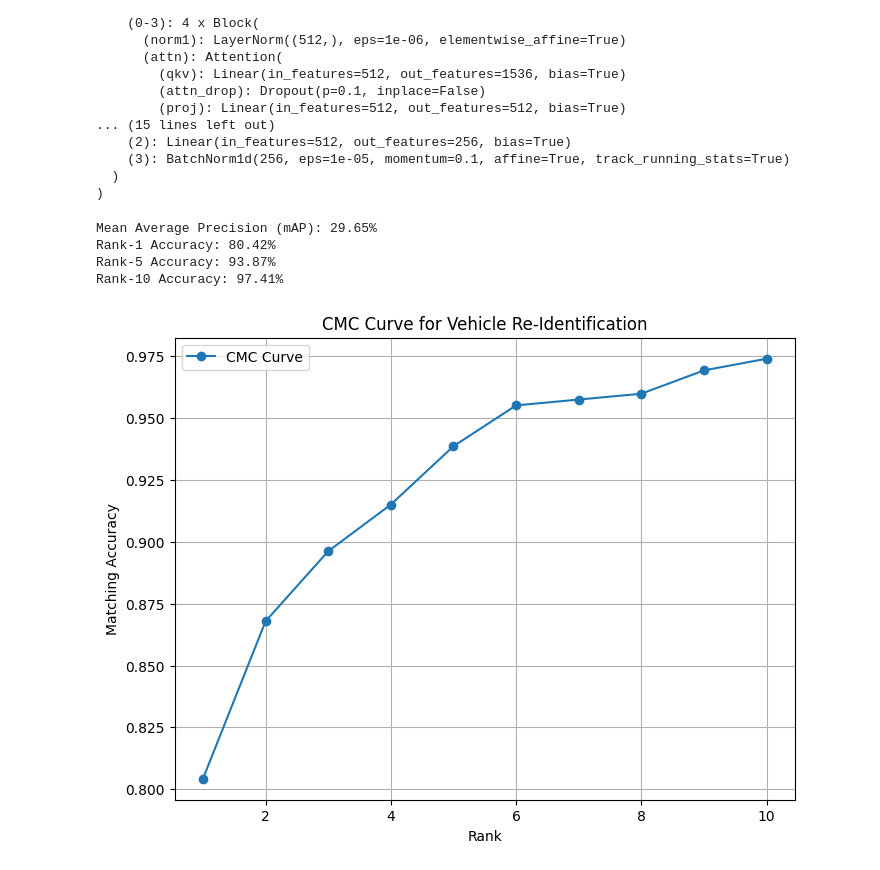
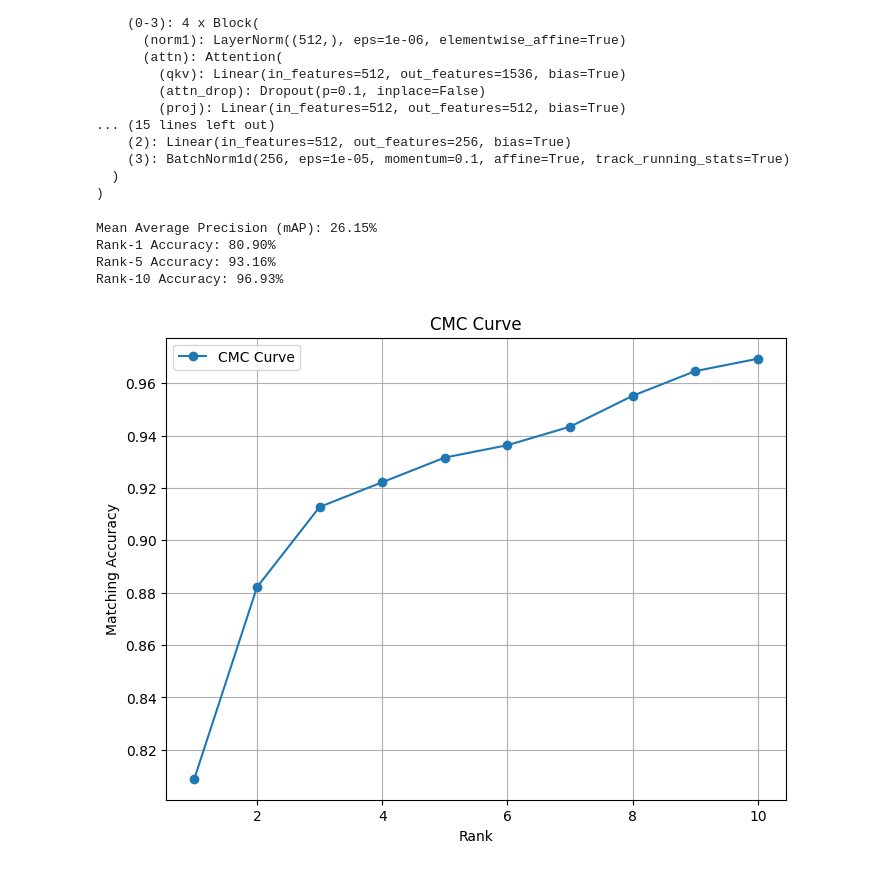
Before and after one commit to AbinashChetia/vehicle_reid, a Jupyter notebook: exp.ipynb, the cells around one changed output. Drawn from its saved outputs; the diff is of its cells as text; code cells hidden in the pictures.

```diff
--- a/exp.ipynb
+++ b/exp.ipynb
@@ -219,7 +229,7 @@ infer(model, trial_image_path)
 # %% [markdown]
 ### Performance Analysis
 # %%
-model.load_state_dict(torch.load('trained_models/model_10_veri_carla.pth', map_location=DEVICE))
+model.load_state_dict(torch.load('trained_models/model2_10_veri_carla.pth', map_location=DEVICE))
 model.to(DEVICE)
 
 model.eval()
@@ -249,35 +259,35 @@ veri_carla_gallery = VehicleReIDDataset(root_dir='data/VeRi_CARLA_dataset/image_
 # vric_gallery = VehicleReIDDataset(root_dir='data/VRIC_dataset/gallery_images', labels_file='data/VRIC_dataset/vric_gallery.txt', name='VRIC', transform=transform)
 
 query_loader = DataLoader(veri_carla_query, batch_size=1, shuffle=False)
-gallery_loader = DataLoader(veri_carla_gallery, batch_size=1, shuffle=False)
+gallery_loader = DataLoader(veri_carla_gallery, batch_size=500, shuffle=False)
 
 query_embeddings, query_labels = extract_embeddings(model, query_loader, DEVICE)
 gallery_embeddings, gallery_labels = extract_embeddings(model, gallery_loader, DEVICE)
 # %%
 # Compute cosine similarity
 similarity = cosine_similarity(query_embeddings, gallery_embeddings)
 
 map_score = compute_map(similarity, query_labels, gallery_labels)
 print(f'Mean Average Precision (mAP): {map_score * 100:.2f}%')
 
 cmc_curve, rank_1, rank_5, rank_10 = compute_cmc_rankn(similarity, query_labels, gallery_labels)
 
 print(f'Rank-1 Accuracy: {rank_1:.2f}%')
 print(f'Rank-5 Accuracy: {rank_5:.2f}%' if rank_5 else '')
 print(f'Rank-10 Accuracy: {rank_10:.2f}%' if rank_10 else '')
 
 ranks = np.arange(1, len(cmc_curve) + 1)
 plt.figure(figsize=(8, 6))
 plt.plot(ranks, cmc_curve, marker='o', linestyle='-', label='CMC Curve')
 plt.xlabel('Rank')
 plt.ylabel('Matching Accuracy')
-plt.title('CMC Curve for Vehicle Re-Identification')
+plt.title('CMC Curve')
 plt.legend()
 plt.grid()
 plt.show()
 # %% [output]
-Mean Average Precision (mAP): 29.65%
-Rank-1 Accuracy: 80.42%
-Rank-5 Accuracy: 93.87%
-Rank-10 Accuracy: 97.41%
+Mean Average Precision (mAP): 26.15%
+Rank-1 Accuracy: 80.90%
+Rank-5 Accuracy: 93.16%
+Rank-10 Accuracy: 96.93%
-[figure, old version]
+[figure, new version]
```
Also changed, not shown: parts of 5 cells of this notebook, 3 other files.
